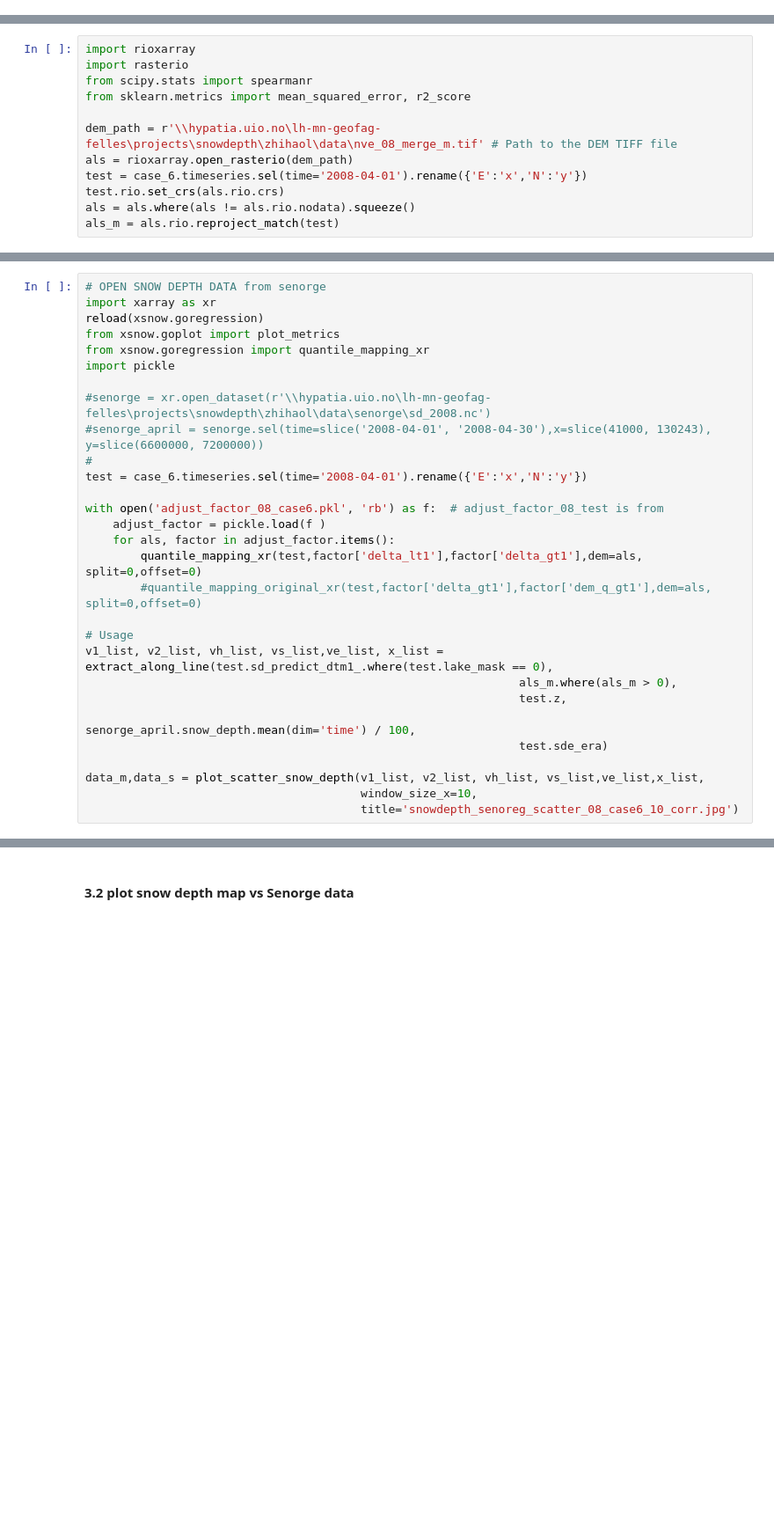
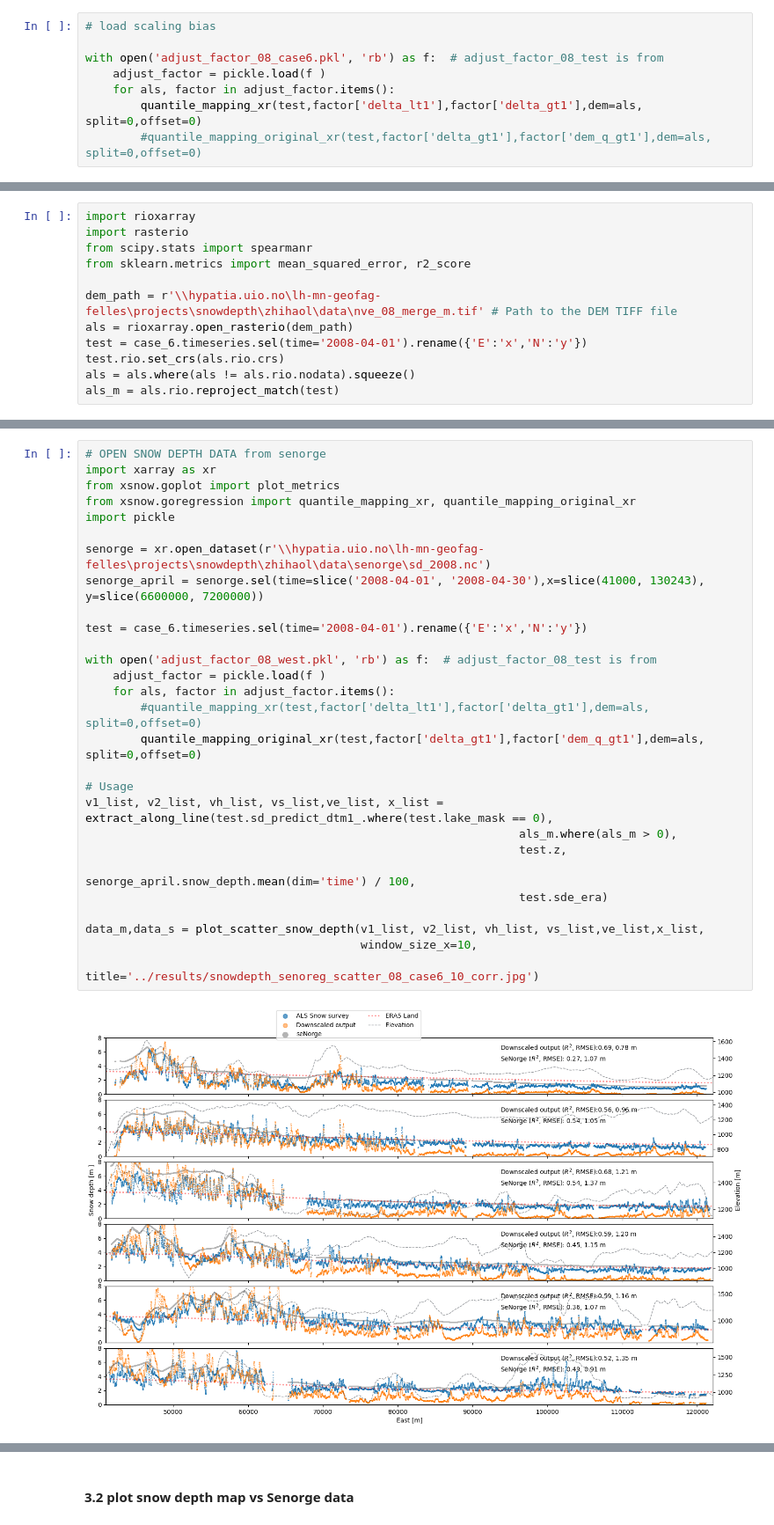
Before and after one commit to liuh886/subgrid_snow, a Jupyter notebook: notebooks/model_prediction.ipynb, the cells around one changed output, grey strips where cells are left out. Shown at 88% size. Saved outputs shown, nothing was run; the diff lists cells and outputs as text; blank space fills up the shorter version.

```diff
--- a/notebooks/model_prediction.ipynb
+++ b/notebooks/model_prediction.ipynb
@@ -118,0 +237,8 @@ case_6.timeseries = case_6.mask_out_lake()
+# %%
+# load scaling bias
+
+with open('adjust_factor_08_case6.pkl', 'rb') as f:  # adjust_factor_08_test is from
+    adjust_factor = pickle.load(f )
+    for als, factor in adjust_factor.items():
+        quantile_mapping_xr(test,factor['delta_lt1'],factor['delta_gt1'],dem=als, split=0,offset=0)
+        #quantile_mapping_original_xr(test,factor['delta_gt1'],factor['dem_q_gt1'],dem=als, split=0,offset=0)
@@ -306,32 +434,33 @@ def plot_scatter_snow_depth(values_da1_list,
 # %%
 # OPEN SNOW DEPTH DATA from senorge
 import xarray as xr
-reload(xsnow.goregression)
 from xsnow.goplot import plot_metrics
-from xsnow.goregression import quantile_mapping_xr
+from xsnow.goregression import quantile_mapping_xr, quantile_mapping_original_xr
 import pickle
 
-#senorge = xr.open_dataset(r'\\hypatia.uio.no\lh-mn-geofag-felles\projects\snowdepth\zhihaol\data\senorge\sd_2008.nc')
-#senorge_april = senorge.sel(time=slice('2008-04-01', '2008-04-30'),x=slice(41000, 130243), y=slice(6600000, 7200000))
-#
+senorge = xr.open_dataset(r'\\hypatia.uio.no\lh-mn-geofag-felles\projects\snowdepth\zhihaol\data\senorge\sd_2008.nc')
+senorge_april = senorge.sel(time=slice('2008-04-01', '2008-04-30'),x=slice(41000, 130243), y=slice(6600000, 7200000))
+
 test = case_6.timeseries.sel(time='2008-04-01').rename({'E':'x','N':'y'})
 
-with open('adjust_factor_08_case6.pkl', 'rb') as f:  # adjust_factor_08_test is from
+with open('adjust_factor_08_west.pkl', 'rb') as f:  # adjust_factor_08_test is from
     adjust_factor = pickle.load(f )
     for als, factor in adjust_factor.items():
-        quantile_mapping_xr(test,factor['delta_lt1'],factor['delta_gt1'],dem=als, split=0,offset=0)
-        #quantile_mapping_original_xr(test,factor['delta_gt1'],factor['dem_q_gt1'],dem=als, split=0,offset=0)
+        #quantile_mapping_xr(test,factor['delta_lt1'],factor['delta_gt1'],dem=als, split=0,offset=0)
+        quantile_mapping_original_xr(test,factor['delta_gt1'],factor['dem_q_gt1'],dem=als, split=0,offset=0)
 
 # Usage
 v1_list, v2_list, vh_list, vs_list,ve_list, x_list = extract_along_line(test.sd_predict_dtm1_.where(test.lake_mask == 0),
                                                                als_m.where(als_m > 0),
                                                                test.z,
                                                                senorge_april.snow_depth.mean(dim='time') / 100,
                                                                test.sde_era)
 
 data_m,data_s = plot_scatter_snow_depth(v1_list, v2_list, vh_list, vs_list,ve_list,x_list,
                                         window_size_x=10,
-                                        title='snowdepth_senoreg_scatter_08_case6_10_corr.jpg')
+                                        title='../results/snowdepth_senoreg_scatter_08_case6_10_corr.jpg')
+# %% [output]
+[figure, added]
 # %%
 v1_list, v2_list, vh_list, vs_list,ve_list, x_list = extract_along_line(test.sd_predict_dtm1.where(test.lake_mask == 0) -1,
                                                                als_m.where(als_m > 0),
```
Also changed, not shown: parts of 12 cells of this notebook, 11 other files.
